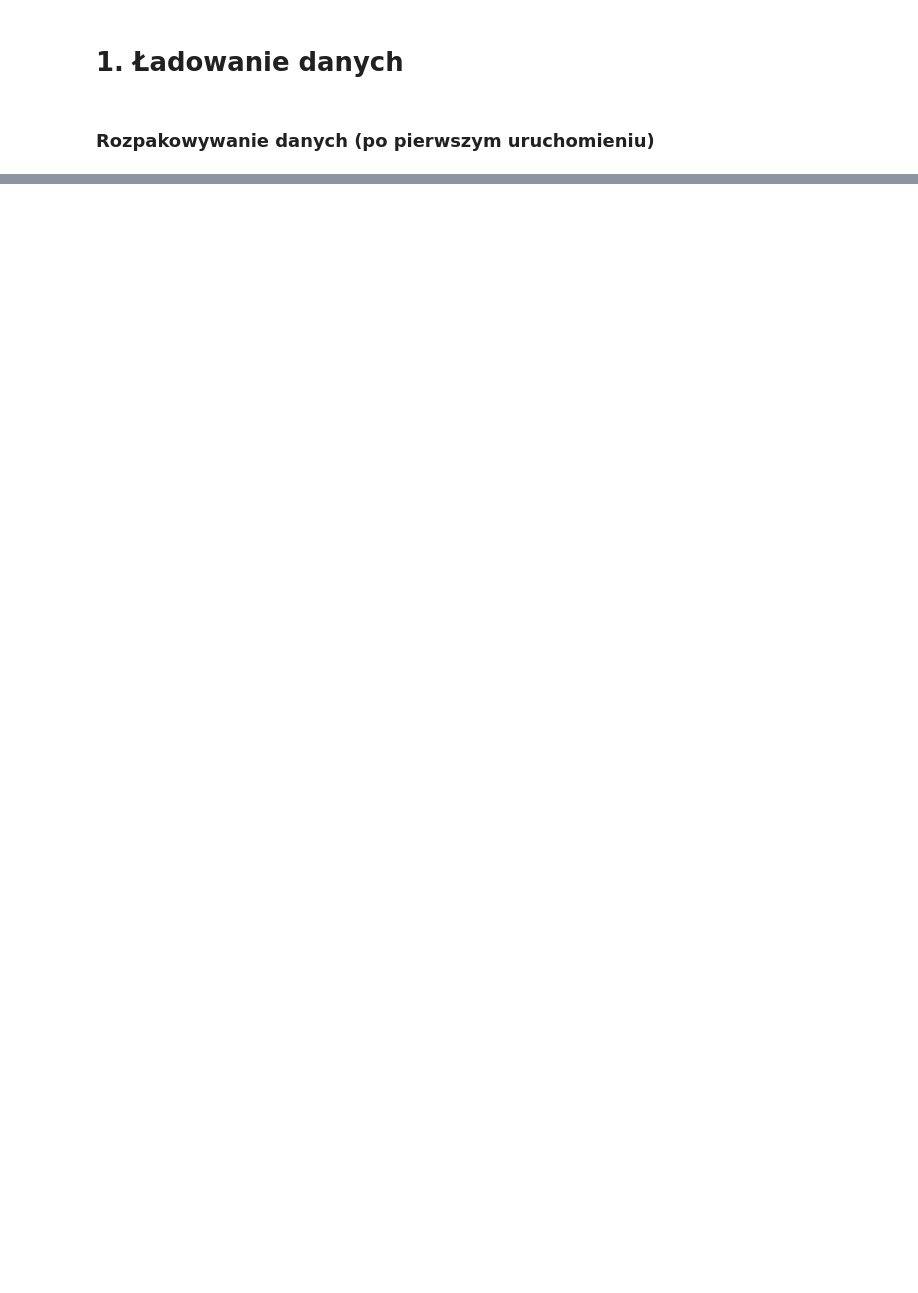
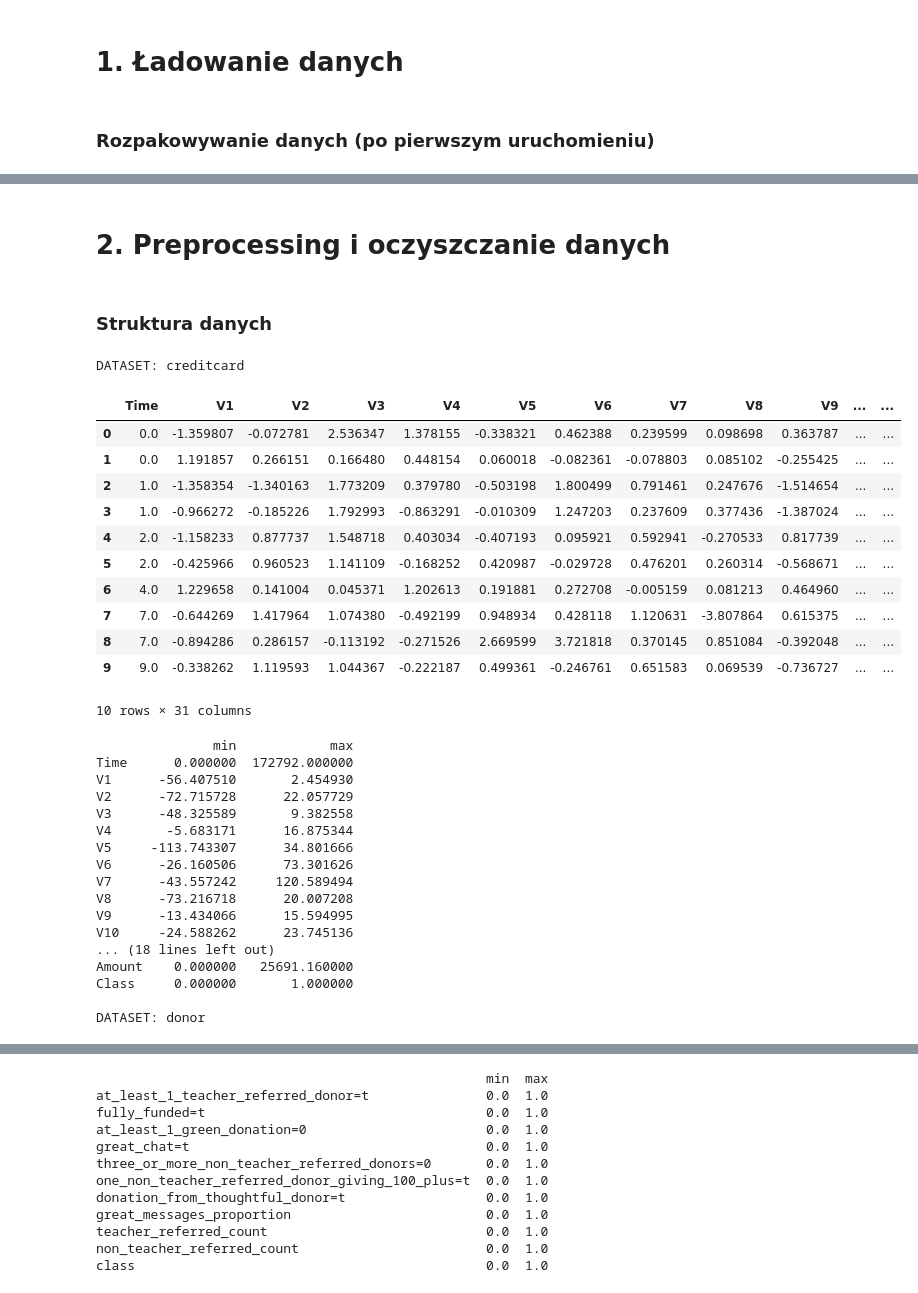
Before and after one commit to Newtoneiro/ZUM-detekcja-anomalii, a Jupyter notebook: main.ipynb, the cells around one changed output, grey strips where cells are left out. Drawn from its saved outputs; the diff is of its cells as text; code cells hidden in the pictures; blank space fills up the shorter version.

```diff
--- a/main.ipynb
+++ b/main.ipynb
@@ -30,7 +29,3 @@ def load_data(dataset: str) -> pd.DataFrame:
         raise FileNotFoundError(f"Dataset {dataset} not available.")
 
     return pd.read_csv(os.path.join(DATA_PATH, f"{dataset}.csv"))
-# %%
-DATASET = 'creditcard'
-
-df = load_data(DATASET)
@@ -475,3 +31,0 @@ def cross_validate_neighbors(X, y, contamination, neighbor_values, n_splits=5):
-# %%
-df = load_data(DATASET)
-X, y = preprocess_data(df, DATASET, return_unsplit=True)
@@ -506,0 +32,48 @@ Cross-validating for n_neighbors = 100...
+# %%
+DATASETS = {
+    'creditcard': None,
+    'donor': None,
+}
+
+for key in DATASETS.keys():
+    DATASETS[key] = load_data(key)
+# %% [markdown]
+# 2. Preprocessing i oczyszczanie danych
+# %% [markdown]
+### Struktura danych
+# %%
+for key, df in DATASETS.items():
+    print(f"\nDATASET: {key}")
+    display(df.head(10))
+    print(pd.DataFrame({'min': df.min(), 'max': df.max()}))
+# %% [output]
+DATASET: creditcard
+|  | Time | V1 | V2 | V3 | V4 | V5 | V6 | V7 | V8 | V9 | ... | ... |
+| 0 | 0.0 | -1.359807 | -0.072781 | 2.536347 | 1.378155 | -0.338321 | 0.462388 | 0.239599 | 0.098698 | 0.363787 | ... | ... |
+| 1 | 0.0 | 1.191857 | 0.266151 | 0.166480 | 0.448154 | 0.060018 | -0.082361 | -0.078803 | 0.085102 | -0.255425 | ... | ... |
+| 2 | 1.0 | -1.358354 | -1.340163 | 1.773209 | 0.379780 | -0.503198 | 1.800499 | 0.791461 | 0.247676 | -1.514654 | ... | ... |
+| 3 | 1.0 | -0.966272 | -0.185226 | 1.792993 | -0.863291 | -0.010309 | 1.247203 | 0.237609 | 0.377436 | -1.387024 | ... | ... |
+| 4 | 2.0 | -1.158233 | 0.877737 | 1.548718 | 0.403034 | -0.407193 | 0.095921 | 0.592941 | -0.270533 | 0.817739 | ... | ... |
+| 5 | 2.0 | -0.425966 | 0.960523 | 1.141109 | -0.168252 | 0.420987 | -0.029728 | 0.476201 | 0.260314 | -0.568671 | ... | ... |
+| 6 | 4.0 | 1.229658 | 0.141004 | 0.045371 | 1.202613 | 0.191881 | 0.272708 | -0.005159 | 0.081213 | 0.464960 | ... | ... |
+| 7 | 7.0 | -0.644269 | 1.417964 | 1.074380 | -0.492199 | 0.948934 | 0.428118 | 1.120631 | -3.807864 | 0.615375 | ... | ... |
+| 8 | 7.0 | -0.894286 | 0.286157 | -0.113192 | -0.271526 | 2.669599 | 3.721818 | 0.370145 | 0.851084 | -0.392048 | ... | ... |
+| 9 | 9.0 | -0.338262 | 1.119593 | 1.044367 | -0.222187 | 0.499361 | -0.246761 | 0.651583 | 0.069539 | -0.736727 | ... | ... |
+10 rows × 31 columns
+               min            max
+Time      0.000000  172792.000000
+V1      -56.407510       2.454930
+V2      -72.715728      22.057729
+V3      -48.325589       9.382558
+V4       -5.683171      16.875344
+V5     -113.743307      34.801666
+V6      -26.160506      73.301626
+V7      -43.557242     120.589494
+V8      -73.216718      20.007208
+V9      -13.434066      15.594995
+V10     -24.588262      23.745136
+... (18 lines left out)
+Amount    0.000000   25691.160000
+Class     0.000000       1.000000
+
+DATASET: donor
@@ -506,0 +91,12 @@ Cross-validating for n_neighbors = 100...
+                                                  min  max
+at_least_1_teacher_referred_donor=t               0.0  1.0
+fully_funded=t                                    0.0  1.0
+at_least_1_green_donation=0                       0.0  1.0
+great_chat=t                                      0.0  1.0
+three_or_more_non_teacher_referred_donors=0       0.0  1.0
+one_non_teacher_referred_donor_giving_100_plus=t  0.0  1.0
+donation_from_thoughtful_donor=t                  0.0  1.0
+great_messages_proportion                         0.0  1.0
+teacher_referred_count                            0.0  1.0
+non_teacher_referred_count                        0.0  1.0
+class                                             0.0  1.0
```
Also changed, not shown: parts of 50 cells of this notebook, 1 other file.
